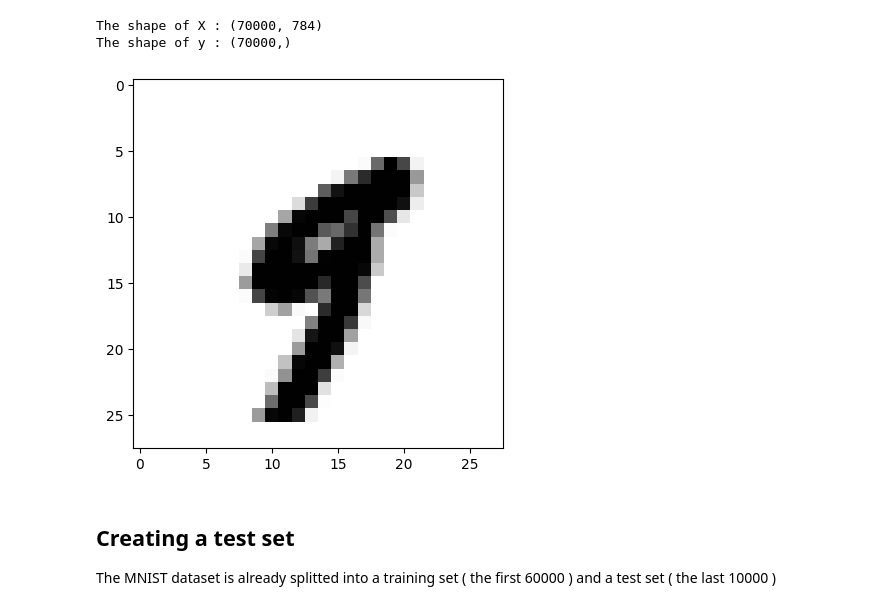
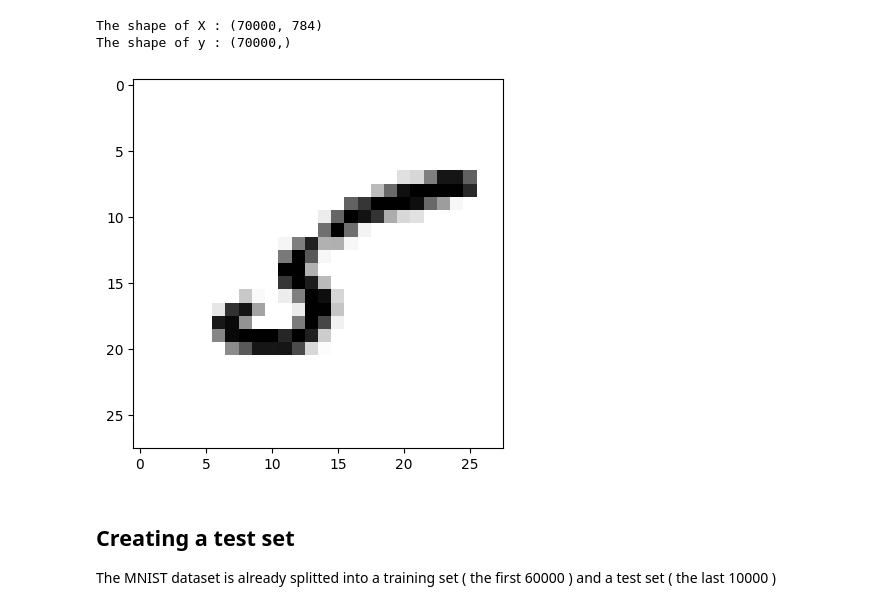
Before and after one commit to MohamedOuhami/learn_machine_learning, a Jupyter notebook: classification/mnist_classification.ipynb, the cells around one changed output. Saved outputs shown, nothing was run; the diff lists cells and outputs as text; code cells hidden in the pictures.

```diff
--- a/classification/mnist_classification.ipynb
+++ b/classification/mnist_classification.ipynb
@@ -54,17 +54,17 @@ The shape of y : (70000,)
 # %%
 # We can go and show some digits using matplotlib
 import matplotlib
 import matplotlib.pyplot as plt
 
 # Assuming X is the dataset, such as the MNIST dataset
-random_digit = X[36000]
+random_digit = X[11]
 random_digit_image = random_digit.reshape(28, 28)  # Change it into a 28x28 image
 
 # Display the digit using the correct binary colormap
 plt.imshow(random_digit_image, cmap=matplotlib.cm.binary, interpolation='nearest')
 plt.show()  # Show the plot
 # %% [output]
-[figure, old version]
+[figure, new version]
 # %% [markdown]
 ## Creating a test set
 The MNIST dataset is already splitted into a training set ( the first 60000 ) and a test set ( the last 10000 )
```
Also changed, not shown: parts of 62 cells of this notebook, 2 other files.
